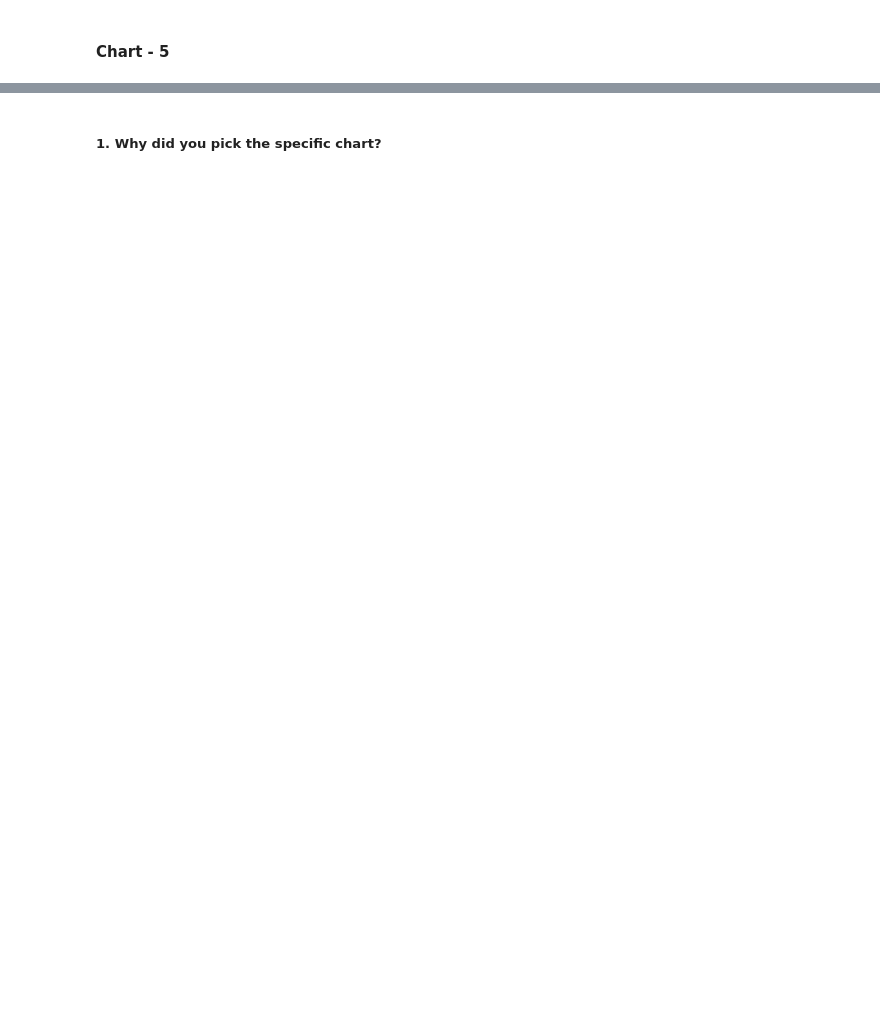
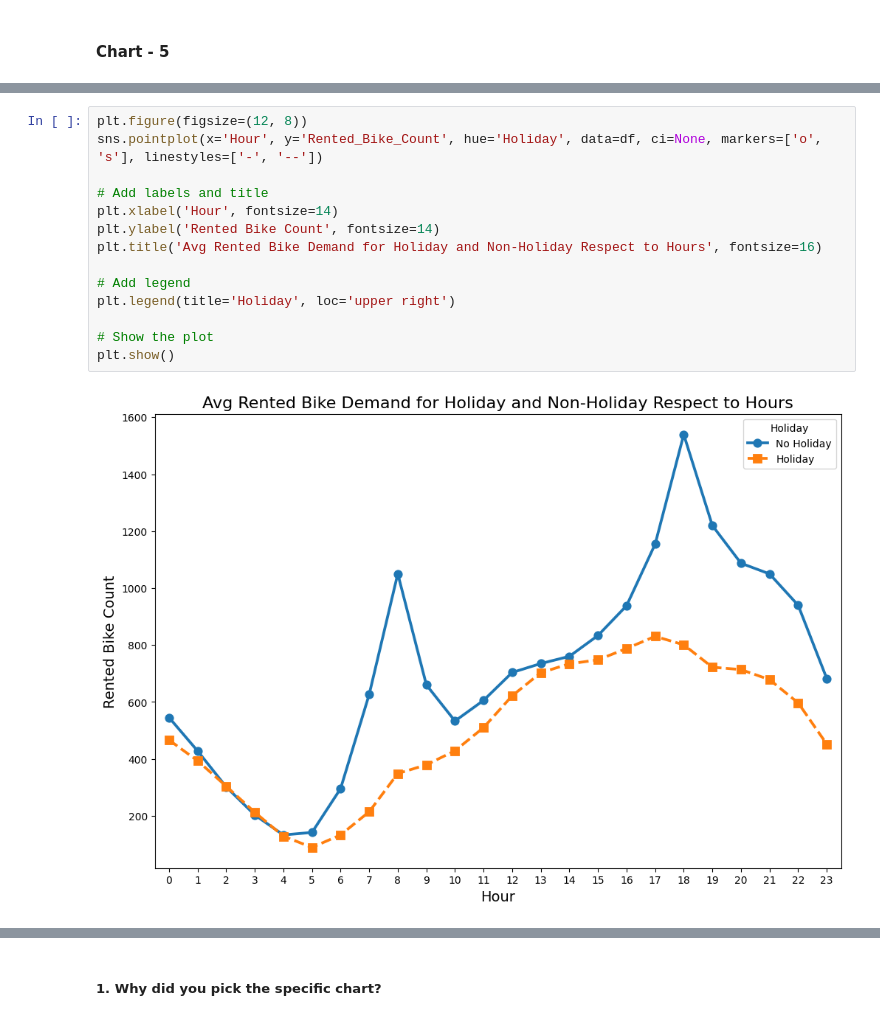
Before and after one commit to Amitkumardas123/Capstone-project----Bike-Sharing-Demand-Prediction, a Jupyter notebook: Bike_sharing_Prediction_Template.ipynb, the cells around one changed output, grey strips where cells are left out. Cells and saved outputs as stored; diff of their text form; blank space fills up the shorter version.

```diff
--- a/Bike_sharing_Prediction_Template.ipynb
+++ b/Bike_sharing_Prediction_Template.ipynb
@@ -524,0 +513,16 @@ Answer Here
+# %%
+plt.figure(figsize=(12, 8))
+sns.pointplot(x='Hour', y='Rented_Bike_Count', hue='Holiday', data=df, ci=None, markers=['o', 's'], linestyles=['-', '--'])
+
+# Add labels and title
+plt.xlabel('Hour', fontsize=14)
+plt.ylabel('Rented Bike Count', fontsize=14)
+plt.title('Avg Rented Bike Demand for Holiday and Non-Holiday Respect to Hours', fontsize=16)
+
+# Add legend
+plt.legend(title='Holiday', loc='upper right')
+
+# Show the plot
+plt.show()
+# %% [output]
+[figure, added]
```
Also changed, not shown: parts of 69 cells of this notebook.
